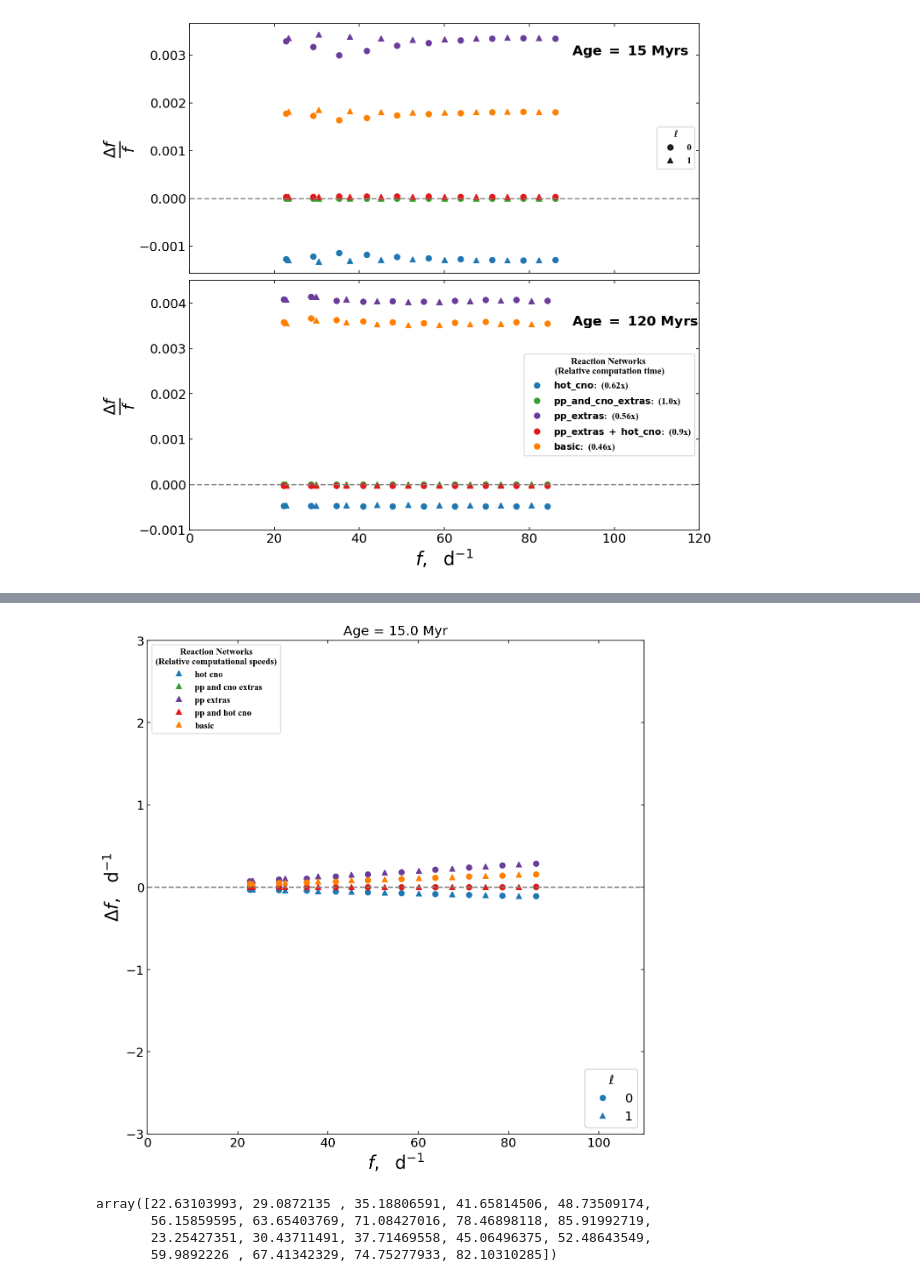
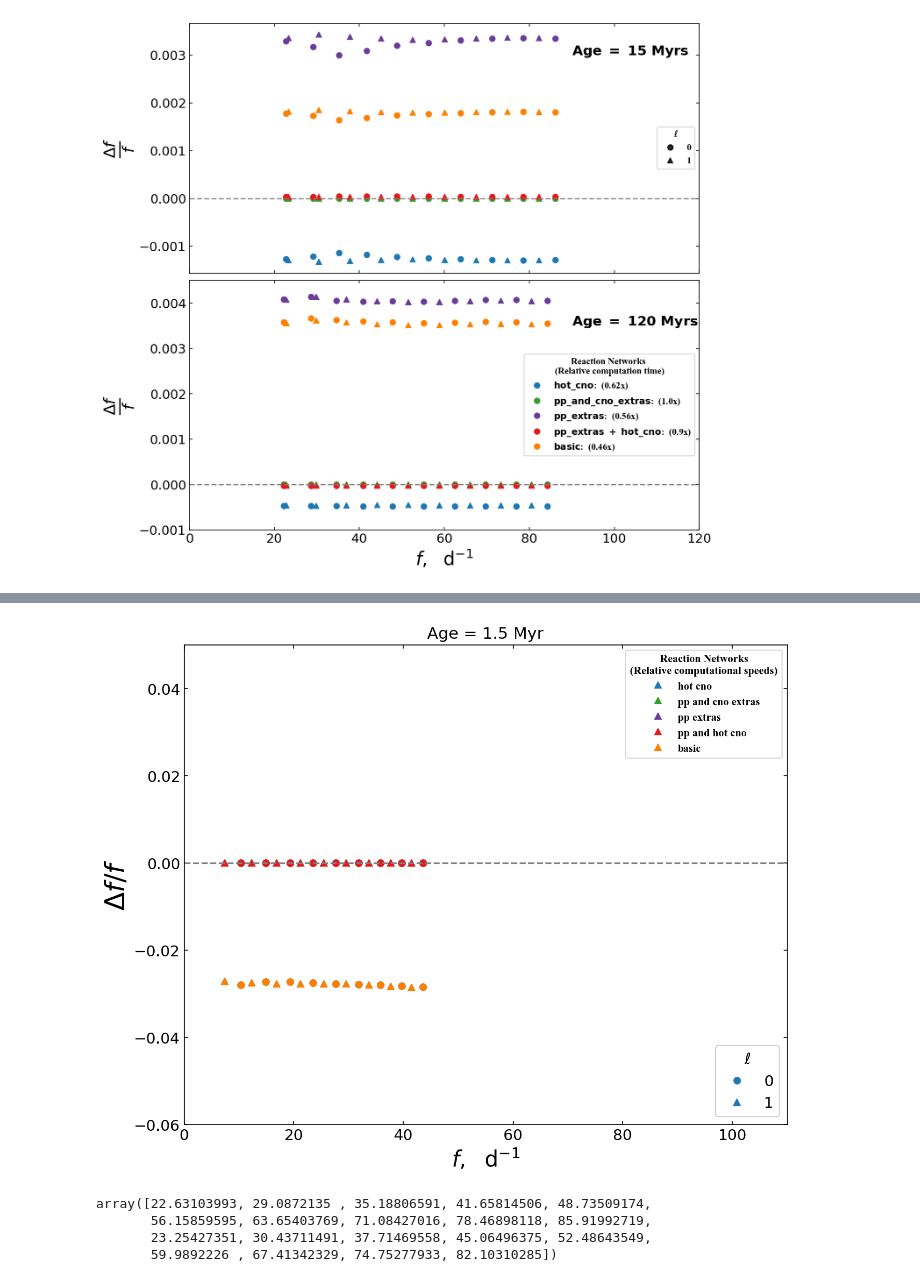
Before and after one commit to gautam-404/MESA-tests, a Jupyter notebook: net_freqs_tests.ipynb, the cells around one changed output, grey strips where cells are left out. Saved outputs shown, nothing was run; the diff lists cells and outputs as text; code cells hidden in the pictures.

```diff
--- a/net_freqs_tests.ipynb
+++ b/net_freqs_tests.ipynb
@@ -276,7 +276,7 @@ def get_freqs_df_interp(ind):
     freqs_df = freqs_df[columns]
 
     # ages = np.linspace(15, freqs_df.iloc[-1]["age"], 100)
-    ages = np.arange(0, freqs_df.iloc[-1]["age"], 0.1)
+    ages = np.arange(0, freqs_df.iloc[-1]["age"], 0.01)
     new_df = pd.DataFrame()
     new_df["age"] = ages
     for column in columns[1:]:
@@ -431,11 +431,8 @@ plt.subplots_adjust(wspace=0, hspace=0.03)
 plt.savefig(f'figures/diff_all.png', dpi=300, bbox_inches='tight')
 # %% [output]
 [figure]
-# %%
-ind = 1
-net = nets[ind]
-freqs_df = get_freqs_df_interp(ind)
 # %%
+color = plt.cm.rainbow(np.linspace(0, 1, 5))
 def plot_freq_diff(row):
     i, row = row
     plt.cla()
@@ -451,7 +448,7 @@ def plot_freq_diff(row):
         for ell in [0, 1]:
             freqs = np.array(freqs_0) if ell == 0 else np.array(freqs_1)
             x = freqs
-            freq_diff = np.array(freqs_0 - freqs_alt_0) if ell == 0 else np.array(freqs_1 - freqs_alt_1)
+            freq_diff = np.array((freqs_0 - freqs_alt_0)/freqs_0) if ell == 0 else np.array((freqs_1 - freqs_alt_1)/freqs_1)
             y = freq_diff
             if ell == 0:
                 plt.plot(x, y, 'o',
@@ -464,12 +461,12 @@ def plot_freq_diff(row):
                                     style='normal', size=10)
     plt.axhline(0,ls='dashed',color='grey')
     plt.xlabel(r"$f, \ \ \rm{d}^{-1}$", size=20)
-    plt.ylabel(r'$\Delta f, \ \ \rm{d}^{-1}$', size=20)
+    plt.ylabel(r'$\Delta f/f$', size=25)
     # plt.grid(alpha=0.5)
     font = mpl.font_manager.FontProperties(family= 'Times new roman',
                                    weight='bold',
                                    style='normal', size=10)
-    legend = plt.legend(title="           Reaction Networks\n(Relative computational speeds)", loc='upper left',
+    legend = plt.legend(title="           Reaction Networks\n(Relative computational speeds)", loc='upper right',
                     title_fontproperties=font, prop=font, fontsize=10, fancybox=True)
     plot0 = plt.plot([], [], 'o', alpha=0.85, ms=6, color='k', mew=1, label="0")
     plot1 = plt.plot([], [], '^', alpha=0.85, ms=6, mew=1, color='k', label = "1")
@@ -477,6 +474,6 @@ def plot_freq_diff(row):
     plt.gca().add_artist(legend1)
     plt.gca().add_artist(legend)
     plt.xlim([0, 110])
-    plt.ylim([-3, 3])
+    plt.ylim([-0.06, 0.05])
     plt.title(f'Age = {age:.1f} Myr', size=15)
 # %%
@@ -497,6 +481,6 @@ freqs_df_all[0][60:70]
 # %%
-fig, ax = plt.subplots(figsize=(10, 10))
+fig, ax = plt.subplots(figsize=(10, 8))
 freqs_df_all[1]
-ani = FuncAnimation(fig, plot_freq_diff, frames=freqs_df_all[1][60:151].iterrows(), repeat=False)
-ani.save(f'figures/diff_all.gif', writer='pillow')
+ani = FuncAnimation(fig, plot_freq_diff, frames=freqs_df_all[1][39:151].iterrows(), repeat=False)
+ani.save(f'figures/diff_all.gif', writer='pillow', dpi=300, savefig_kwargs={"bbox_inches": "tight"})
 # %% [output]
@@ -503,6 +489,6 @@ ani.save(f'figures/diff_all.gif', writer='pillow')
 If you passed *frames* as a generator it may be exhausted due to a previous display or save.
   warnings.warn(
-[figure, old version]
+[figure, new version]
 # %%
 for row in freqs_df_all[0].iterrows():
     i, row = row
```
Also changed, not shown: parts of 4 cells of this notebook, 1 other file.
